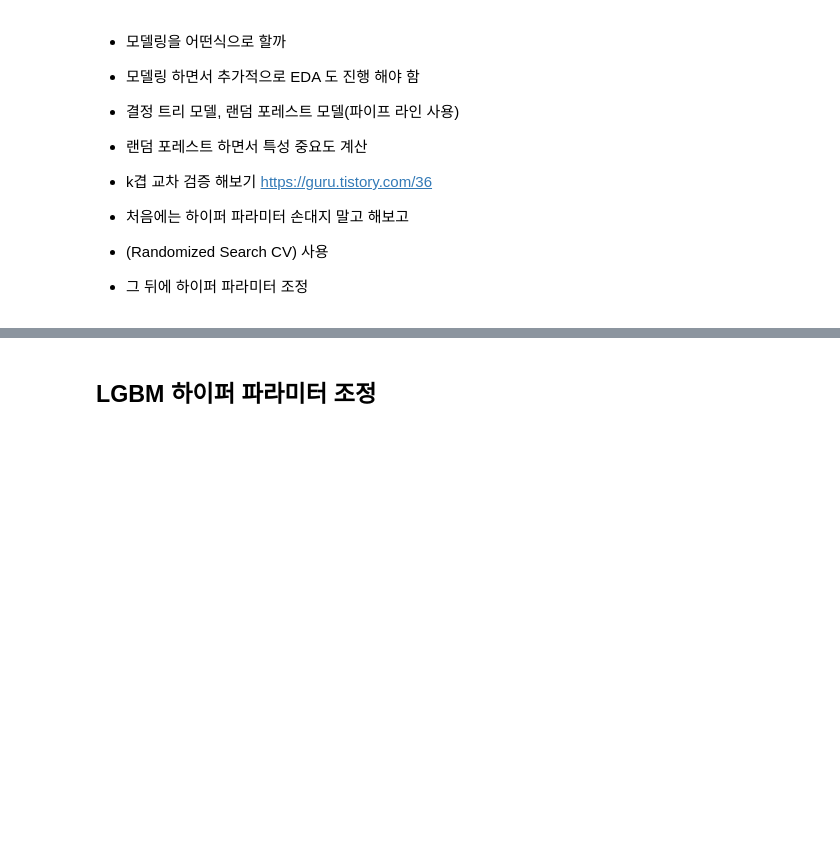
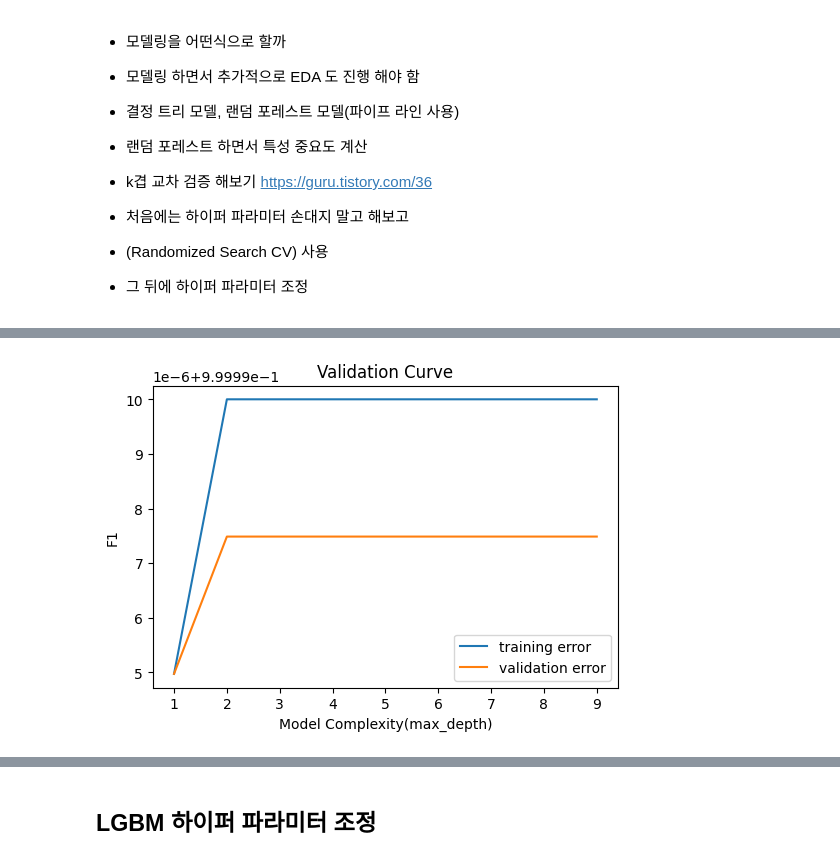
Before and after one commit to jihye201/Section-2-project, a Jupyter notebook: AI_13_오지혜_section2_project/AI_13_오지혜_section2_proj.ipynb, the cells around one changed output, grey strips where cells are left out. Saved outputs shown, nothing was run; the diff lists cells and outputs as text; code cells hidden in the pictures; blank space fills up the shorter version.

```diff
--- a/AI_13_오지혜_section2_project/AI_13_오지혜_section2_proj.ipynb
+++ b/AI_13_오지혜_section2_project/AI_13_오지혜_section2_proj.ipynb
@@ -410,8 +410,8 @@ sns.heatmap(train_l.corr(), cmap="RdBu")
 def remove_outl(df,col,weight):
   cop= df.copy()
   fraud = cop[cop["Class"] == 1][col]
-  q_25=np.percentile(fraud.values,5)
-  q_75=np.percentile(fraud.values,95)
+  q_25=np.percentile(fraud.values,25)
+  q_75=np.percentile(fraud.values,75)
   iqr= q_75 - q_25
 
   iqr_weight=iqr * weight
@@ -740,30 +803,32 @@ from sklearn.model_selection import validation_curve
 from sklearn.model_selection import RandomizedSearchCV
 # %%
 #결정tree
-depth = range(1,30)
+depth = range(1,10)
 ts, vs = validation_curve(
     tree_pipe, X_train_over, y_train_over
     , param_name='decisiontreeclassifier__max_depth'
     , param_range=depth, scoring='f1'
     , cv=3
 
 )
 train_scores_mean = np.mean(ts, axis=1)
 validation_scores_mean = np.mean(vs, axis=1)
 
 fig, ax = plt.subplots()
 
 # 훈련세트 검증곡선
 ax.plot(depth, train_scores_mean, label='training error')
 
 # 검증세트 검증곡선
 ax.plot(depth, validation_scores_mean, label='validation error')
 
 
 # 그래프 셋팅
 ax.set(title='Validation Curve'
       , xlabel='Model Complexity(max_depth)', ylabel='F1')
 ax.legend()
 fig.dpi = 100
+# %% [output]
+[figure, added]
 # %%
 #랜덤forrest
```
Also changed, not shown: parts of 36 cells of this notebook.
